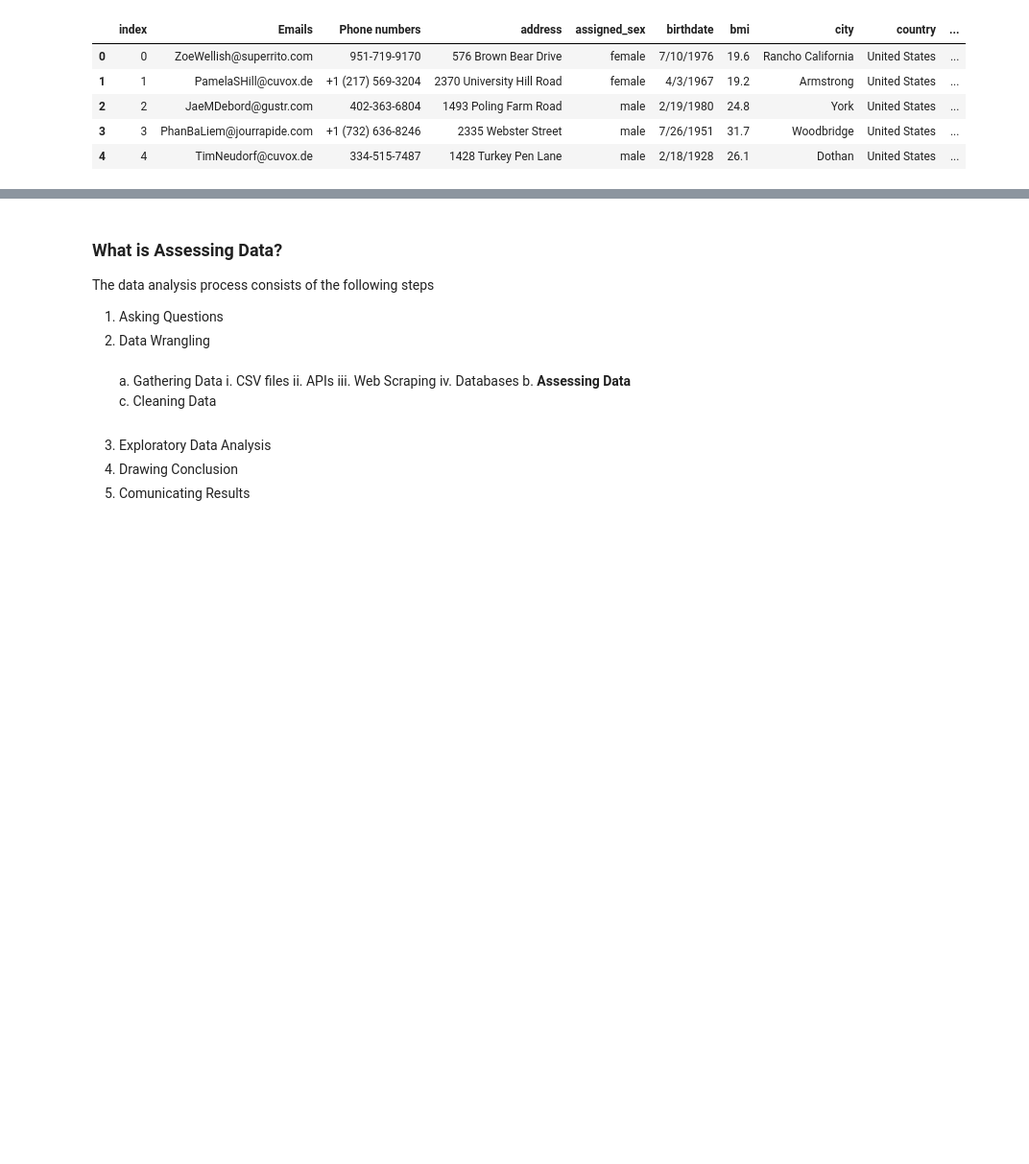
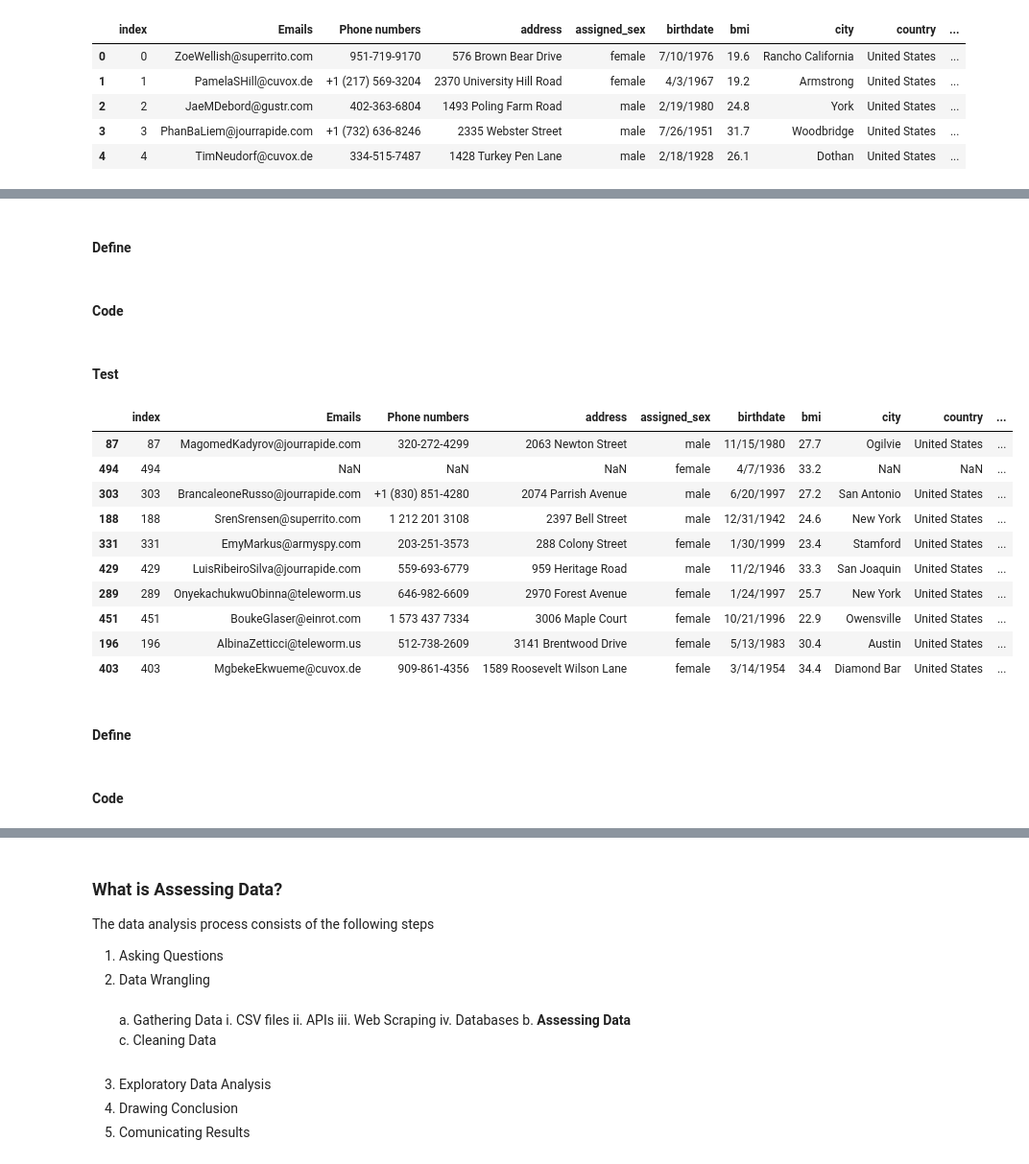
Before and after one commit to Sanaa495/data-wrangling, a Jupyter notebook: Data Wrangling.ipynb, the cells around one changed output, grey strips where cells are left out. Shown: that part at 96% size. Drawn from its saved outputs; the diff is of its cells as text; code cells hidden in the pictures; blank space fills up the shorter version.

```diff
--- a/Data Wrangling.ipynb
+++ b/Data Wrangling.ipynb
@@ -527,0 +575,2 @@ patients_copy.head()
+# %% [markdown]
+#### Define
@@ -527,0 +579,29 @@ patients_copy.head()
+# %% [markdown]
+#### Code
+# %%
+states=pd.read_csv('states.csv')
+place=[]
+for i in patients_copy['state'].values:
+    if i in states['State'].values:
+        place.append(states.iloc[np.where(states['State']==i)[0][0],2])
+    else:
+        place.append(i)
+patients_copy['state']=place
+# %% [markdown]
+#### Test
+# %%
+patients_copy.sample(10)
+# %% [output]
+|  | index | Emails | Phone numbers | address | assigned_sex | birthdate | bmi | city | country | ... |
+| 87 | 87 | MagomedKadyrov@jourrapide.com | 320-272-4299 | 2063 Newton Street | male | 11/15/1980 | 27.7 | Ogilvie | United States | ... |
+| 494 | 494 | NaN | NaN | NaN | female | 4/7/1936 | 33.2 | NaN | NaN | ... |
+| 303 | 303 | BrancaleoneRusso@jourrapide.com | +1 (830) 851-4280 | 2074 Parrish Avenue | male | 6/20/1997 | 27.2 | San Antonio | United States | ... |
+| 188 | 188 | SrenSrensen@superrito.com | 1 212 201 3108 | 2397 Bell Street | male | 12/31/1942 | 24.6 | New York | United States | ... |
+| 331 | 331 | EmyMarkus@armyspy.com | 203-251-3573 | 288 Colony Street | female | 1/30/1999 | 23.4 | Stamford | United States | ... |
+| 429 | 429 | LuisRibeiroSilva@jourrapide.com | 559-693-6779 | 959 Heritage Road | male | 11/2/1946 | 33.3 | San Joaquin | United States | ... |
+| 289 | 289 | OnyekachukwuObinna@teleworm.us | 646-982-6609 | 2970 Forest Avenue | female | 1/24/1997 | 25.7 | New York | United States | ... |
+| 451 | 451 | BoukeGlaser@einrot.com | 1 573 437 7334 | 3006 Maple Court | female | 10/21/1996 | 22.9 | Owensville | United States | ... |
+| 196 | 196 | AlbinaZetticci@teleworm.us | 512-738-2609 | 3141 Brentwood Drive | female | 5/13/1983 | 30.4 | Austin | United States | ... |
+| 403 | 403 | MgbekeEkwueme@cuvox.de | 909-861-4356 | 1589 Roosevelt Wilson Lane | female | 3/14/1954 | 34.4 | Diamond Bar | United States | ... |
+# %% [markdown]
+#### Define
@@ -527,0 +610,2 @@ patients_copy.head()
+# %% [markdown]
+#### Code
```
Also changed, not shown: parts of 25 cells of this notebook, 11 other files.
